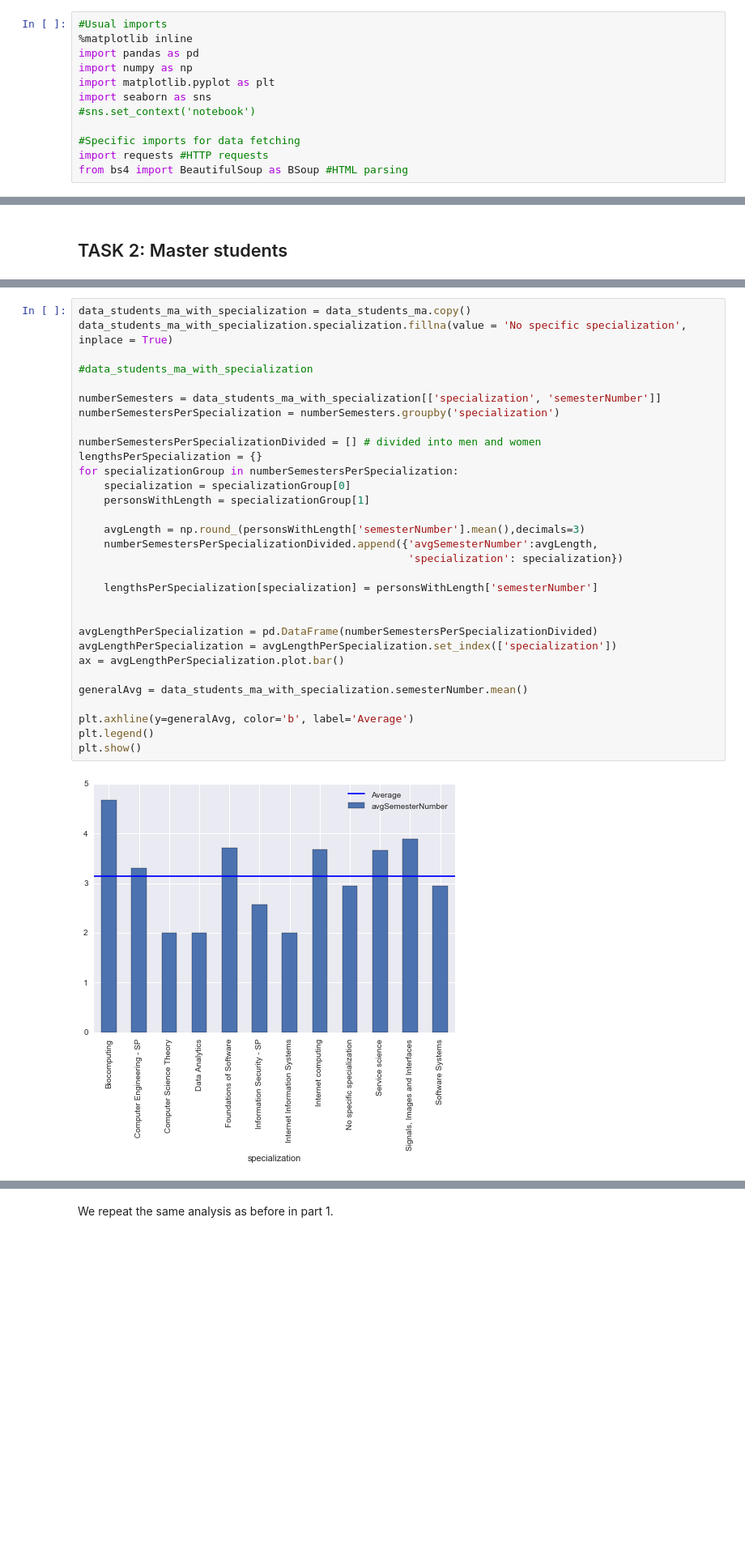
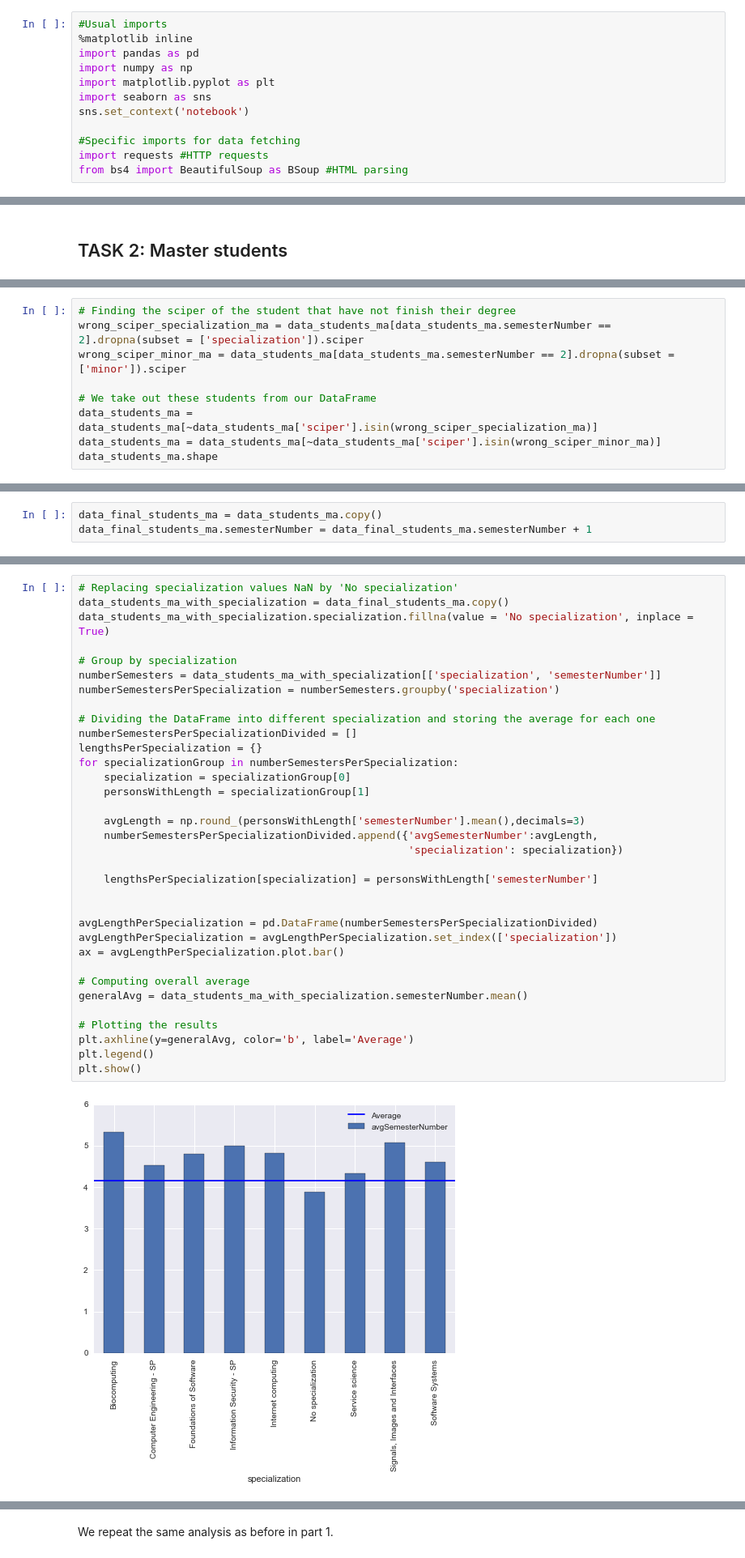
Before and after one commit to Rivollet/ADAHomework, a Jupyter notebook: 02 - Data from the Web/Web data Notebook.ipynb, the cells around one changed output, grey strips where cells are left out. Shown: that part at 81% size. Cells and saved outputs as stored; diff of their text form; blank space fills up the shorter version.

```diff
--- a/02 - Data from the Web/Web data Notebook.ipynb
+++ b/02 - Data from the Web/Web data Notebook.ipynb
@@ -16,7 +16,7 @@ import pandas as pd
 import numpy as np
 import matplotlib.pyplot as plt
 import seaborn as sns
-#sns.set_context('notebook')
+sns.set_context('notebook')
 
 #Specific imports for data fetching
 import requests #HTTP requests
@@ -557,0 +565,9 @@ data_students_ma.head(10)
+# %%
+# Finding the sciper of the student that have not finish their degree
+wrong_sciper_specialization_ma = data_students_ma[data_students_ma.semesterNumber == 2].dropna(subset = ['specialization']).sciper
+wrong_sciper_minor_ma = data_students_ma[data_students_ma.semesterNumber == 2].dropna(subset = ['minor']).sciper
+
+# We take out these students from our DataFrame
+data_students_ma = data_students_ma[~data_students_ma['sciper'].isin(wrong_sciper_specialization_ma)]
+data_students_ma = data_students_ma[~data_students_ma['sciper'].isin(wrong_sciper_minor_ma)]
+data_students_ma.shape
@@ -557,0 +580,3 @@ data_students_ma.head(10)
+# %%
+data_final_students_ma = data_students_ma.copy()
+data_final_students_ma.semesterNumber = data_final_students_ma.semesterNumber + 1
@@ -558,33 +585,36 @@ data_students_ma.head(10)
 # %%
-data_students_ma_with_specialization = data_students_ma.copy()
-data_students_ma_with_specialization.specialization.fillna(value = 'No specific specialization', inplace = True)
+# Replacing specialization values NaN by 'No specialization'
+data_students_ma_with_specialization = data_final_students_ma.copy()
+data_students_ma_with_specialization.specialization.fillna(value = 'No specialization', inplace = True)
 
-#data_students_ma_with_specialization
-
+# Group by specialization
 numberSemesters = data_students_ma_with_specialization[['specialization', 'semesterNumber']]
 numberSemestersPerSpecialization = numberSemesters.groupby('specialization')
 
-numberSemestersPerSpecializationDivided = [] # divided into men and women
+# Dividing the DataFrame into different specialization and storing the average for each one
+numberSemestersPerSpecializationDivided = []
 lengthsPerSpecialization = {}
 for specializationGroup in numberSemestersPerSpecialization:
     specialization = specializationGroup[0]
     personsWithLength = specializationGroup[1]
 
     avgLength = np.round_(personsWithLength['semesterNumber'].mean(),decimals=3)
     numberSemestersPerSpecializationDivided.append({'avgSemesterNumber':avgLength,
                                                     'specialization': specialization})
 
     lengthsPerSpecialization[specialization] = personsWithLength['semesterNumber']
 
 
 avgLengthPerSpecialization = pd.DataFrame(numberSemestersPerSpecializationDivided)
 avgLengthPerSpecialization = avgLengthPerSpecialization.set_index(['specialization'])
 ax = avgLengthPerSpecialization.plot.bar()
 
+# Computing overall average
 generalAvg = data_students_ma_with_specialization.semesterNumber.mean()
 
+# Plotting the results
 plt.axhline(y=generalAvg, color='b', label='Average')
 plt.legend()
 plt.show()
 # %% [output]
-[figure, old version]
+[figure, new version]
```
Also changed, not shown: parts of 49 cells of this notebook, 1 other file.
